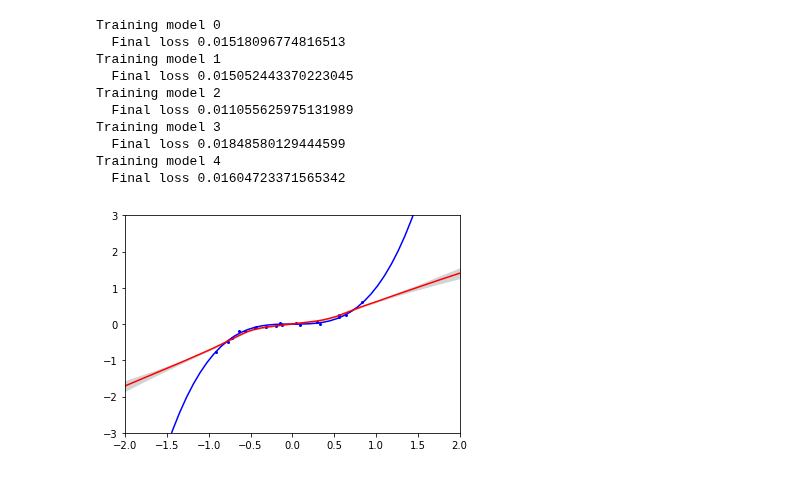
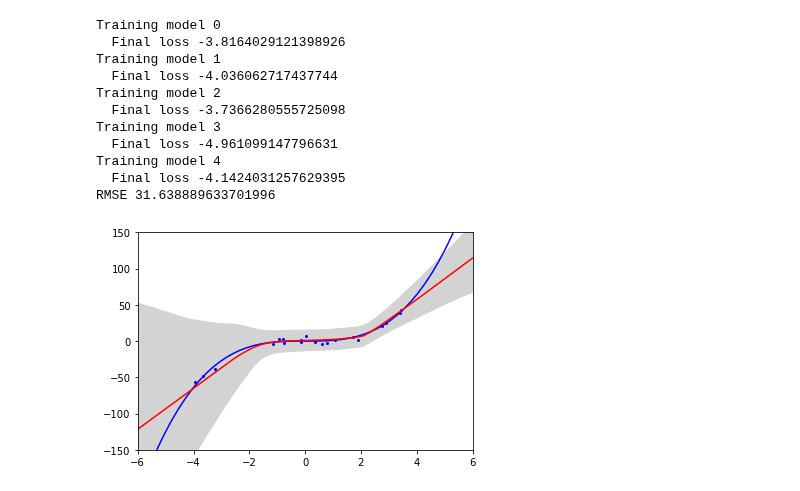
Before and after one commit to Feuermagier/VariationalBayesianDL, a Jupyter notebook: ToyRegression.ipynb, the cells around one changed output. Saved outputs shown, nothing was run; the diff lists cells and outputs as text; code cells hidden in the pictures.

Commit message:
ensemble fixes

```diff
--- a/ToyRegression.ipynb
+++ b/ToyRegression.ipynb
@@ -38,8 +47,10 @@ def plot(eval):
 # %%
 # Point estimator with L2 regularization
 
+torch.manual_seed(42)
+
 model = nn.Sequential(nn.Linear(1, 100), nn.ReLU(), nn.Linear(100, 1))
-optimizer = torch.optim.Adam(model.parameters(), lr=1e-3, weight_decay=0.001)
+optimizer = torch.optim.Adam(model.parameters(), lr=0.1, weight_decay=0.001)
 for epoch in range(40):
     for data, target in trainloader:
         optimizer.zero_grad()
@@ -62,13 +74,14 @@ Final loss 0.01589973457157612
 # SWAG trained with Adam and L2 regularization (lr is currently not adjusted for SWAG)
 
 from training import swag
-import importlib
 importlib.reload(swag)
 
+torch.manual_seed(42)
+
 model = nn.Sequential(nn.Linear(1, 100), nn.ReLU(), nn.Linear(100, 1))
-optimizer = torch.optim.Adam(model.parameters(), lr=1e-3, weight_decay=0.001) # Without weight_decay the covariance matrix is not positive definit???
-wrapper = swag.SWAGWrapper(model, 5, 10)
-for epoch in range(100):
+optimizer = torch.optim.Adam(model.parameters(), lr=0.1, weight_decay=0.001) # Without weight_decay the covariance matrix is not positive definit???
+wrapper = swag.SWAGWrapper(model, 1, 10)
+for epoch in range(40):
     for data, target in trainloader:
         optimizer.zero_grad()
         output = model(data)
@@ -100,42 +108,62 @@ Final loss 0.006346880923956633
 # %%
 # Ensemble of point estimators with L2 regularization
 
-models = [nn.Sequential(nn.Linear(1, 100), nn.ReLU(), nn.Linear(100, 1)) for _ in range(5)]
+from training import ensemble
+importlib.reload(ensemble)
+
+torch.manual_seed(42)
+
+adversarial_ensemble = True
+
+def nll_loss(mean, variance, target):
+    return (torch.log(variance) / 2 + torch.pow(target - mean, 2) / (2 * variance)).sum() / mean.shape[0]
+
+models = [nn.Sequential(nn.Linear(1, 100), nn.ReLU(), nn.Linear(100, 2)) for _ in range(5)]
 for i, model in enumerate(models):
     print(f"Training model {i}")
-    optimizer = torch.optim.Adam(model.parameters(), lr=1e-3, weight_decay=0.001)
-    for epoch in range(40):
+    optimizer = torch.optim.Adam(model.parameters(), lr=0.01, weight_decay=0.001)
+    for epoch in range(100):
         for data, target in trainloader:
             optimizer.zero_grad()
+            data.requires_grad = True
             output = model(data)
-            loss = F.mse_loss(output, target)
+            mean, variance = output[:,0], torch.log1p(torch.exp(output[:,1])) + 10e-6
+            loss = nll_loss(mean, variance, target)
+
+            if adversarial_ensemble:
+                loss.backward(retain_graph = True)
+                a_data = data + 0.01 * torch.sign(data.grad)
+                optimizer.zero_grad()
+                a_target = trainset.eval_value(a_data)
+                a_output = model(data)
+                a_mean, a_variance = a_output[:,0], torch.log1p(torch.exp(a_output[:,1])) + 10e-6
+                a_loss = nll_loss(a_mean, a_variance, a_target)
+                loss += a_loss
+
             loss.backward()
             optimizer.step()
         #if epoch % 10 == 0:
             #print(f"  Epoch {epoch}: loss {loss}")
     print(f"  Final loss {loss}")
 
-
+importlib.reload(ensemble)
 def eval_esemble(input):
-    outputs = torch.zeros(len(models))
-    for i, model in enumerate(models):
-        outputs[i] = model(input)
-    return torch.mean(outputs), torch.var(outputs)
-
+    return ensemble.combined_variance_output(input, models)
 
 plot(eval_esemble)
 # %% [output]
 Training model 0
-  Final loss 0.01518096774816513
+  Final loss -3.8164029121398926
 Training model 1
-  Final loss 0.015052443370223045
+  Final loss -4.036062717437744
 Training model 2
-  Final loss 0.011055625975131989
+  Final loss -3.7366280555725098
 Training model 3
-  Final loss 0.01848580129444599
+  Final loss -4.961099147796631
 Training model 4
-  Final loss 0.01604723371565342
+  Final loss -4.1424031257629395
+RMSE 31.638889633701996
-[figure, old version]
+[figure, new version]
 # %%
 # Bayesian NN (Bayes-by-Backprop)
 
```
Also changed, not shown: parts of 6 cells of this notebook, 3 other files.
